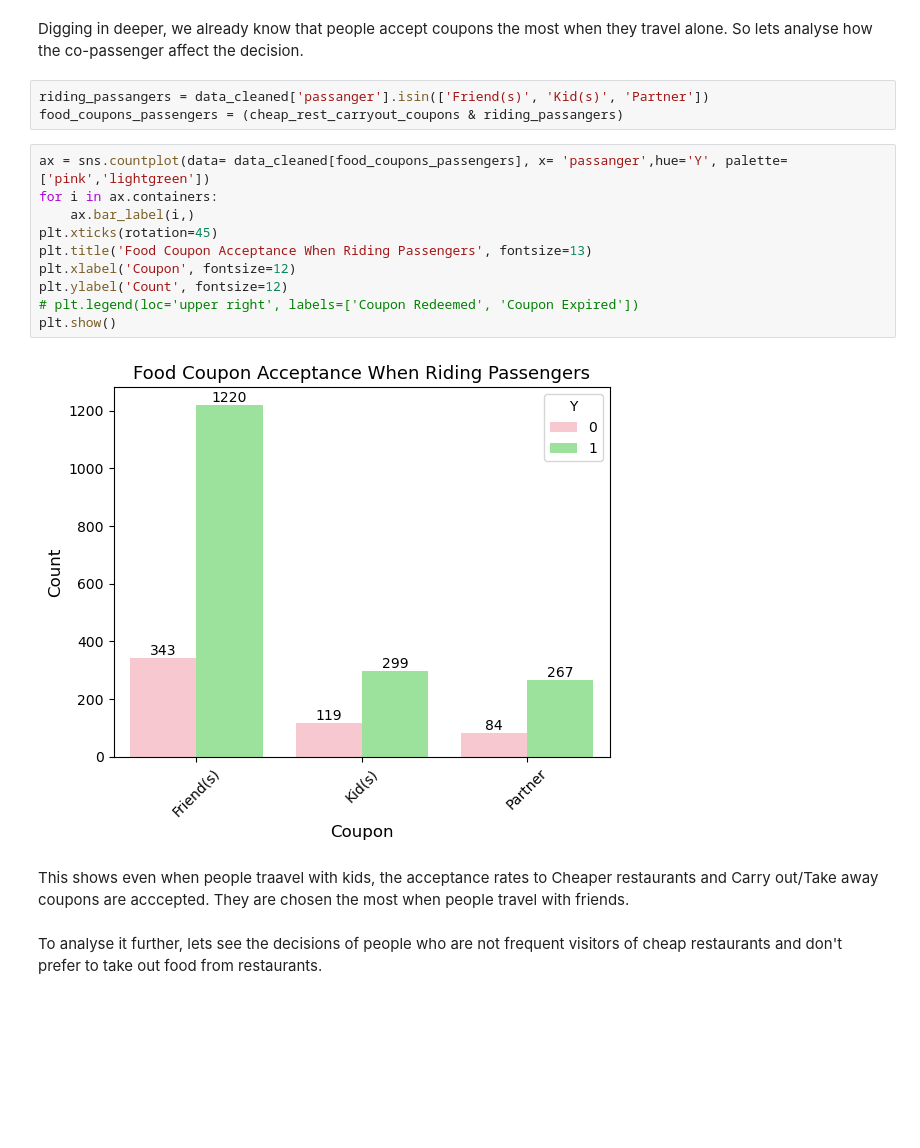
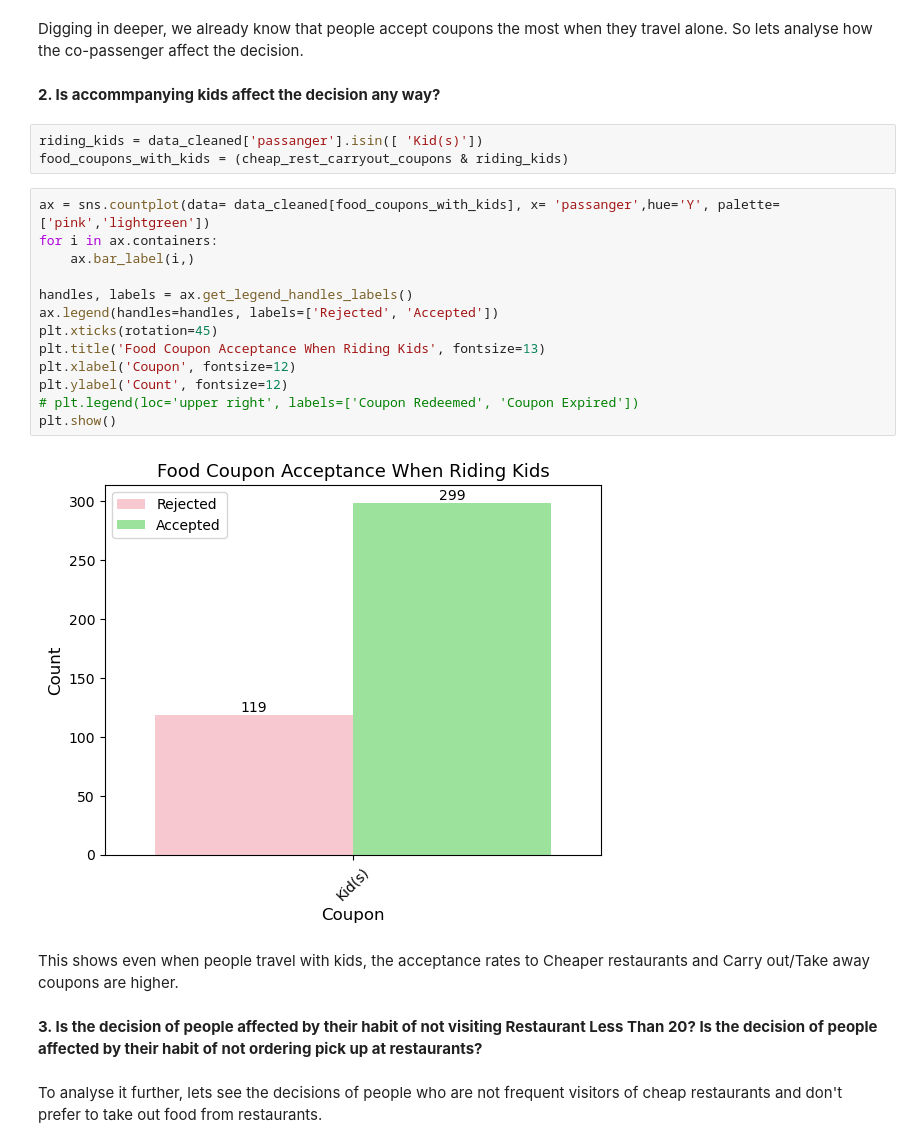
Before and after one commit to dhanyavasan/exploratorydataanalysis, a Jupyter notebook: EDA_Coupons_dataset.ipynb, the cells around one changed output. Cells and saved outputs as stored; diff of their text form; blank space fills up the shorter version.

```diff
--- a/EDA_Coupons_dataset.ipynb
+++ b/EDA_Coupons_dataset.ipynb
@@ -780,23 +771,30 @@ Text(0.5, 1.0, 'Carry Out/Take Away Coupons')
 The pie charts above compare the acceptance rates of Cheaper Restaurant coupons and Carry Out & Take Away coupons, even when the assigned location is in the opposite direction of the destination. Interestingly, the acceptance rates for both types exceed 70%, indicating a strong preference for these coupons over others.
 # %% [markdown]
 Digging in deeper, we already know that people accept coupons the most when they travel alone. So lets analyse how the co-passenger affect the decision.
+# %% [markdown]
+**2. Is accommpanying kids affect the decision any way?**
 # %%
-riding_passangers = data_cleaned['passanger'].isin(['Friend(s)', 'Kid(s)', 'Partner'])
-food_coupons_passengers = (cheap_rest_carryout_coupons & riding_passangers)
+riding_kids = data_cleaned['passanger'].isin([ 'Kid(s)'])
+food_coupons_with_kids = (cheap_rest_carryout_coupons & riding_kids)
 # %%
-ax = sns.countplot(data= data_cleaned[food_coupons_passengers], x= 'passanger',hue='Y', palette=['pink','lightgreen'])
+ax = sns.countplot(data= data_cleaned[food_coupons_with_kids], x= 'passanger',hue='Y', palette=['pink','lightgreen'])
 for i in ax.containers:
     ax.bar_label(i,)
+
+handles, labels = ax.get_legend_handles_labels()
+ax.legend(handles=handles, labels=['Rejected', 'Accepted'])
 plt.xticks(rotation=45)
-plt.title('Food Coupon Acceptance When Riding Passengers', fontsize=13)
+plt.title('Food Coupon Acceptance When Riding Kids', fontsize=13)
 plt.xlabel('Coupon', fontsize=12)
 plt.ylabel('Count', fontsize=12)
 # plt.legend(loc='upper right', labels=['Coupon Redeemed', 'Coupon Expired'])
 plt.show()
 # %% [output]
-[figure, old version]
+[figure, new version]
 # %% [markdown]
-This shows even when people traavel with kids, the acceptance rates to Cheaper restaurants and  Carry out/Take away coupons are acccepted. They are chosen the most when people travel with friends.
+This shows even when people travel with kids, the acceptance rates to Cheaper restaurants and  Carry out/Take away coupons are higher.
+# %% [markdown]
+**3. Is the decision of people affected by their habit of not visiting Restaurant Less Than 20? Is the decision of people affected by their habit of not ordering pick up at restaurants?**
 # %% [markdown]
 To analyse it further, lets see the decisions of people who are not frequent visitors of cheap restaurants and don't prefer to take out food from restaurants.
 # %%
```
Also changed, not shown: parts of 58 cells of this notebook.
